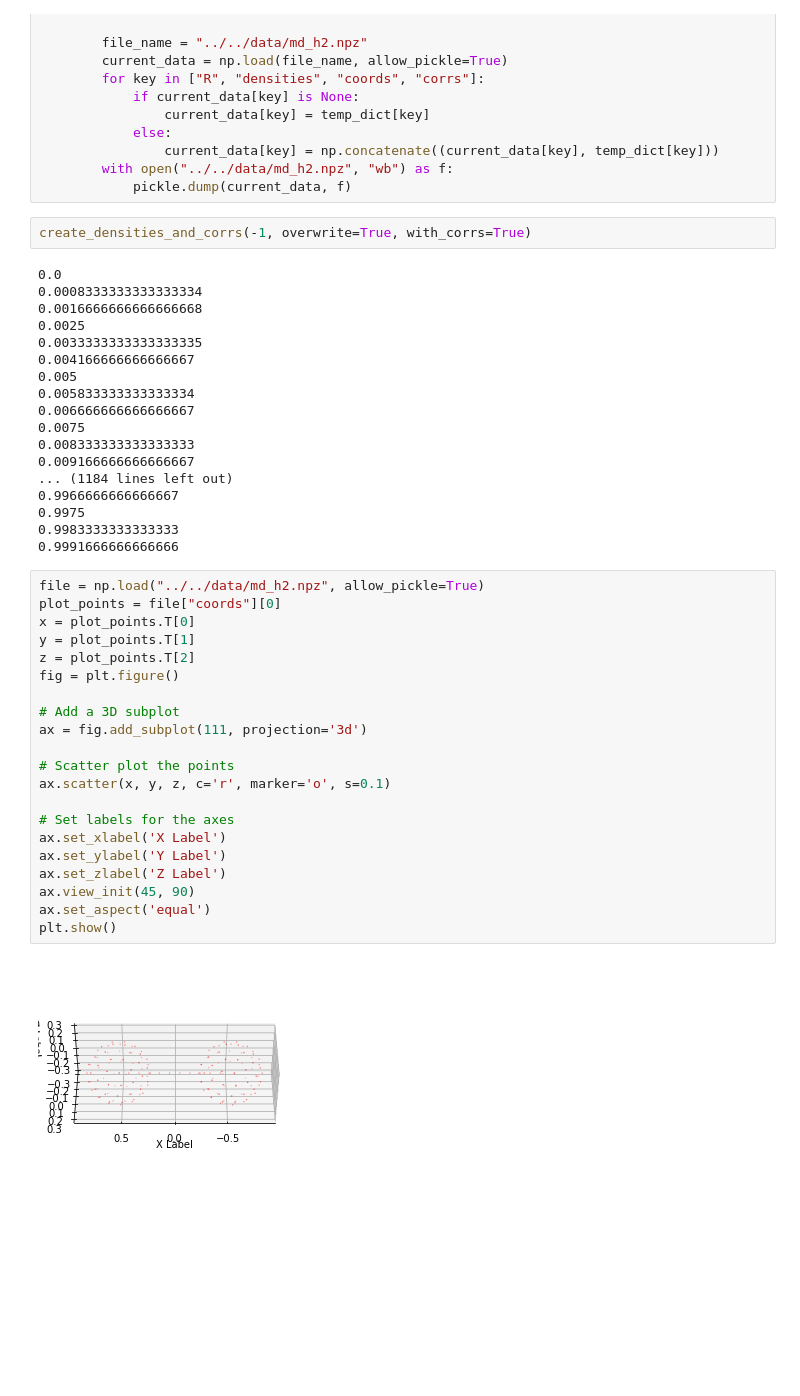
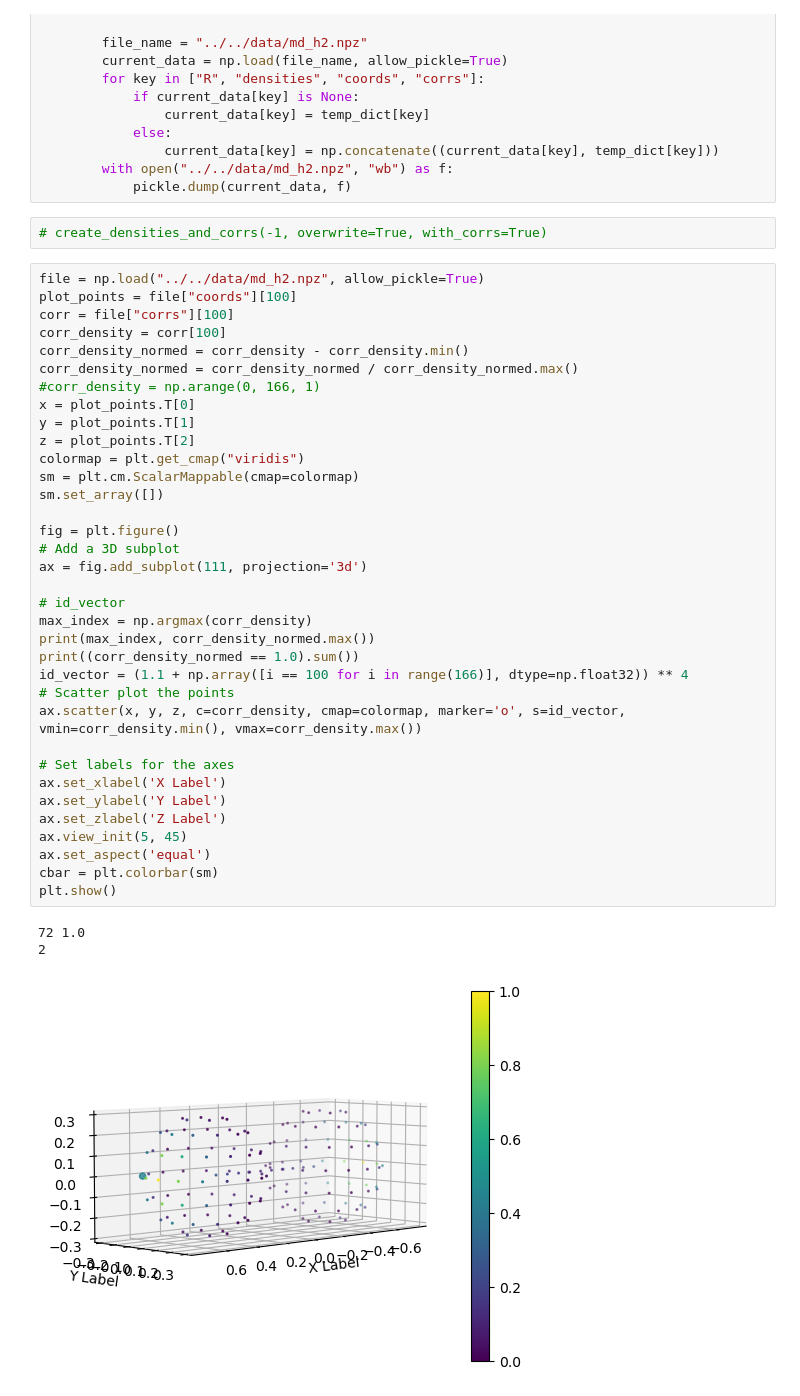
Before and after one commit to neutronengas/master_thesis, a Jupyter notebook: models/densnet/densnet/training/createWaterTrainingData.ipynb, the cells around one changed output. Drawn from its saved outputs; the diff is of its cells as text; blank space fills up the shorter version.

Commit message:
find corr error

```diff
--- a/models/densnet/densnet/training/createWaterTrainingData.ipynb
+++ b/models/densnet/densnet/training/createWaterTrainingData.ipynb
@@ -171,45 +172,43 @@ def create_densities_and_corrs(length, overwrite=False, with_corrs=False, verbos
         with open("../../data/md_h2.npz", "wb") as f:
             pickle.dump(current_data, f)
 # %%
-create_densities_and_corrs(-1, overwrite=True, with_corrs=True)
+# create_densities_and_corrs(-1, overwrite=True, with_corrs=True)
-# %% [output]
-0.0
-0.0008333333333333334
-0.0016666666666666668
-0.0025
-0.0033333333333333335
-0.004166666666666667
-0.005
-0.005833333333333334
-0.006666666666666667
-0.0075
-0.008333333333333333
-0.009166666666666667
-... (1184 lines left out)
-0.9966666666666667
-0.9975
-0.9983333333333333
-0.9991666666666666
 # %%
 file = np.load("../../data/md_h2.npz", allow_pickle=True)
-plot_points = file["coords"][0]
+plot_points = file["coords"][100]
+corr = file["corrs"][100]
+corr_density = corr[100]
+corr_density_normed = corr_density - corr_density.min()
+corr_density_normed = corr_density_normed / corr_density_normed.max()
+#corr_density = np.arange(0, 166, 1)
 x = plot_points.T[0]
 y = plot_points.T[1]
 z = plot_points.T[2]
+colormap = plt.get_cmap("viridis")
+sm = plt.cm.ScalarMappable(cmap=colormap)
+sm.set_array([])
+
 fig = plt.figure()
-
 # Add a 3D subplot
 ax = fig.add_subplot(111, projection='3d')
 
+# id_vector
+max_index = np.argmax(corr_density)
+print(max_index, corr_density_normed.max())
+print((corr_density_normed == 1.0).sum())
+id_vector = (1.1 + np.array([i == 100 for i in range(166)], dtype=np.float32)) ** 4
 # Scatter plot the points
-ax.scatter(x, y, z, c='r', marker='o', s=0.1)
+ax.scatter(x, y, z, c=corr_density, cmap=colormap, marker='o', s=id_vector, vmin=corr_density.min(), vmax=corr_density.max())
 
 # Set labels for the axes
 ax.set_xlabel('X Label')
 ax.set_ylabel('Y Label')
 ax.set_zlabel('Z Label')
-ax.view_init(45, 90)
+ax.view_init(5, 45)
 ax.set_aspect('equal')
+cbar = plt.colorbar(sm)
 plt.show()
 # %% [output]
+72 1.0
+2
-[figure, old version]
+[figure, new version]
```
Also changed, not shown: parts of 5 cells of this notebook, 33 other files.
